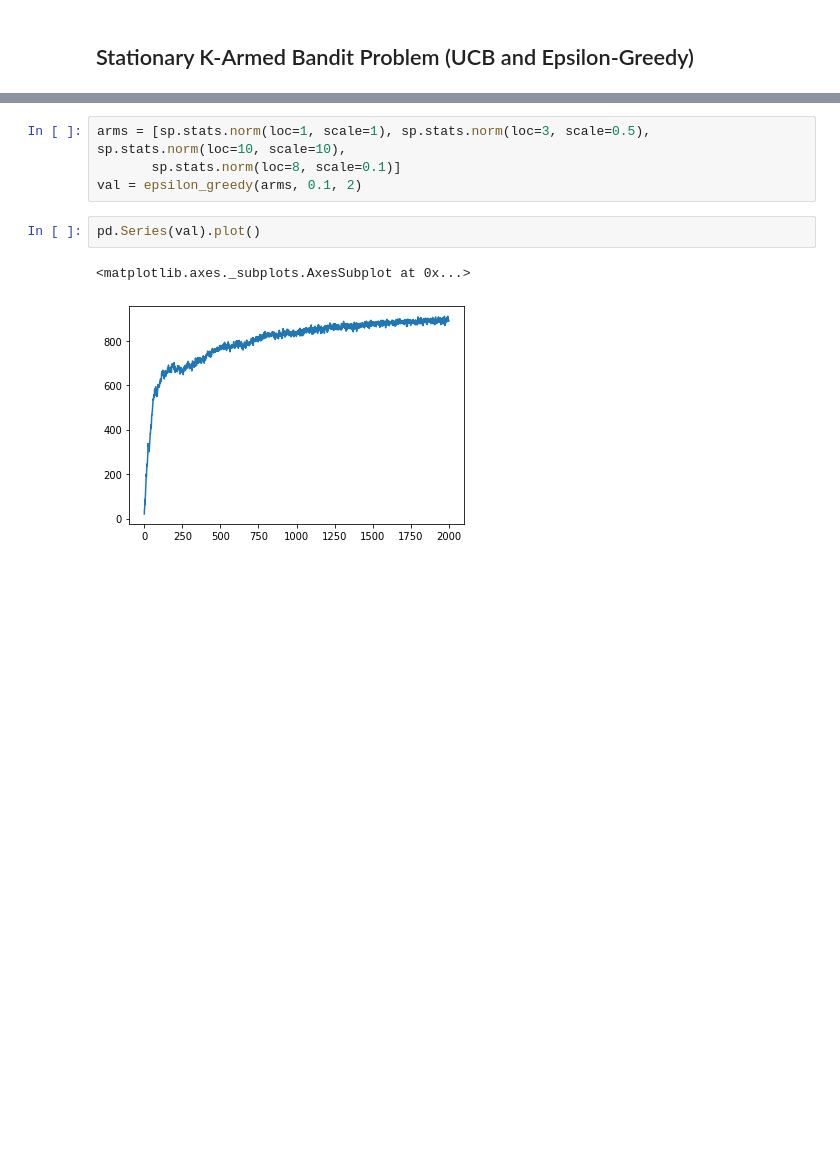
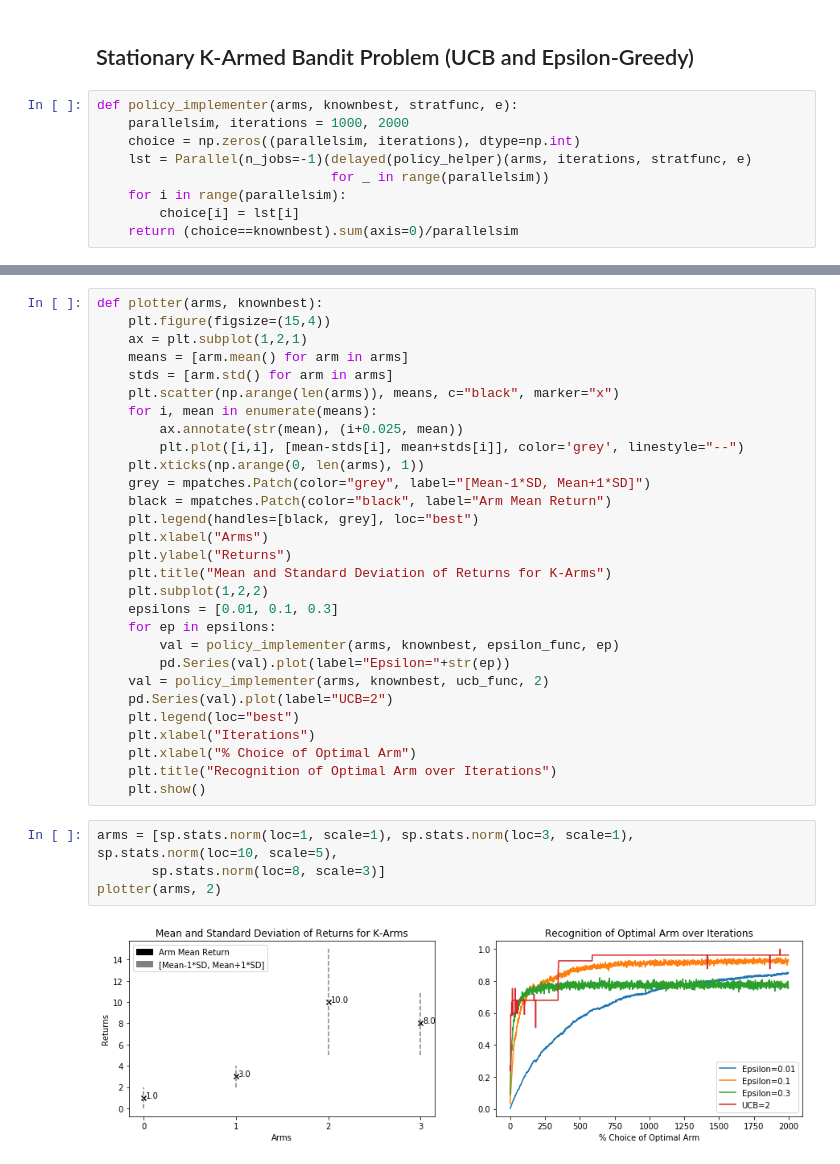
Before and after one commit to navyamehta/optimization-algorithms, a Jupyter notebook: reinforcement-learning-MDP/PART 1 - Simulating Perfect Environments.ipynb, the cells around one changed output, grey strips where cells are left out. Cells and saved outputs as stored; diff of their text form; blank space fills up the shorter version.

```diff
--- a/reinforcement-learning-MDP/PART 1 - Simulating Perfect Environments.ipynb
+++ b/reinforcement-learning-MDP/PART 1 - Simulating Perfect Environments.ipynb
@@ -169,4 +170,13 @@ coin_plotter(10,0,0.8)
 [figure]
 # %% [markdown]
 <h2> Stationary K-Armed Bandit Problem (UCB and Epsilon-Greedy) </h2>
+# %%
+def policy_implementer(arms, knownbest, stratfunc, e):
+    parallelsim, iterations = 1000, 2000
+    choice = np.zeros((parallelsim, iterations), dtype=np.int)
+    lst = Parallel(n_jobs=-1)(delayed(policy_helper)(arms, iterations, stratfunc, e)
+                              for _ in range(parallelsim))
+    for i in range(parallelsim):
+        choice[i] = lst[i]
+    return (choice==knownbest).sum(axis=0)/parallelsim
 # %%
@@ -192,9 +207,35 @@ def epsilon_greedy(arms, epsilon, knownbest):
+# %%
+def plotter(arms, knownbest):
+    plt.figure(figsize=(15,4))
+    ax = plt.subplot(1,2,1)
+    means = [arm.mean() for arm in arms]
+    stds = [arm.std() for arm in arms]
+    plt.scatter(np.arange(len(arms)), means, c="black", marker="x")
+    for i, mean in enumerate(means):
+        ax.annotate(str(mean), (i+0.025, mean))
+        plt.plot([i,i], [mean-stds[i], mean+stds[i]], color='grey', linestyle="--")
+    plt.xticks(np.arange(0, len(arms), 1))
+    grey = mpatches.Patch(color="grey", label="[Mean-1*SD, Mean+1*SD]")
+    black = mpatches.Patch(color="black", label="Arm Mean Return")
+    plt.legend(handles=[black, grey], loc="best")
+    plt.xlabel("Arms")
+    plt.ylabel("Returns")
+    plt.title("Mean and Standard Deviation of Returns for K-Arms")
+    plt.subplot(1,2,2)
+    epsilons = [0.01, 0.1, 0.3]
+    for ep in epsilons:
+        val = policy_implementer(arms, knownbest, epsilon_func, ep)
+        pd.Series(val).plot(label="Epsilon="+str(ep))
+    val = policy_implementer(arms, knownbest, ucb_func, 2)
+    pd.Series(val).plot(label="UCB=2")
+    plt.legend(loc="best")
+    plt.xlabel("Iterations")
+    plt.xlabel("% Choice of Optimal Arm")
+    plt.title("Recognition of Optimal Arm over Iterations")
+    plt.show()
 # %%
-arms = [sp.stats.norm(loc=1, scale=1), sp.stats.norm(loc=3, scale=0.5), sp.stats.norm(loc=10, scale=10),
-       sp.stats.norm(loc=8, scale=0.1)]
-val = epsilon_greedy(arms, 0.1, 2)
+arms = [sp.stats.norm(loc=1, scale=1), sp.stats.norm(loc=3, scale=1), sp.stats.norm(loc=10, scale=5),
+       sp.stats.norm(loc=8, scale=3)]
+plotter(arms, 2)
+# %% [output]
+[figure, added]
-# %%
-pd.Series(val).plot()
-# %% [output]
-<matplotlib.axes._subplots.AxesSubplot at 0x...>
-[figure, removed]
```
Also changed, not shown: parts of 5 cells of this notebook.
